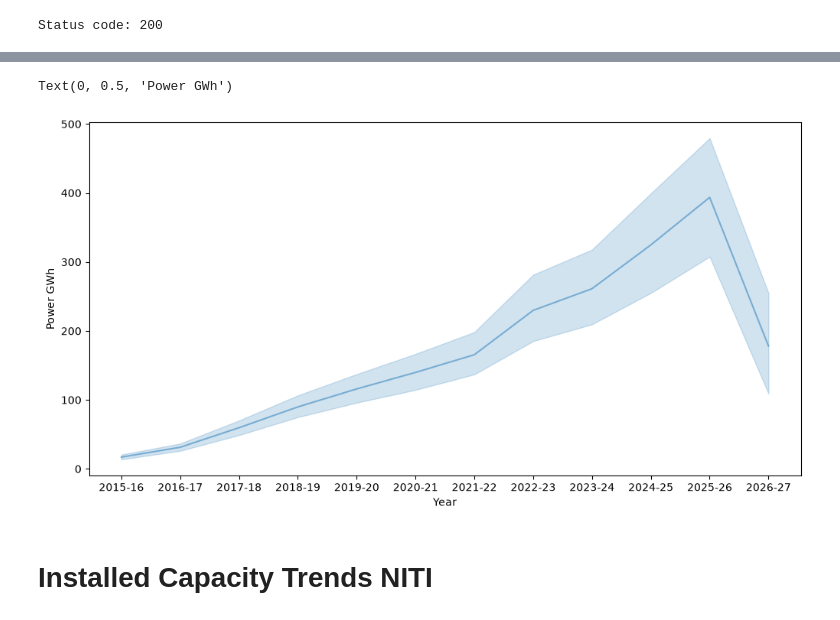
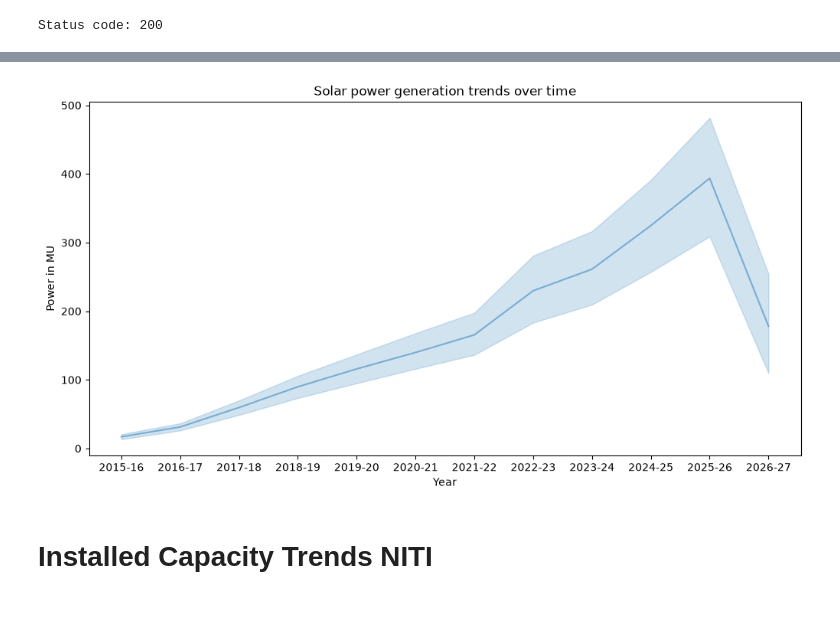
Before and after one commit to marvinminhaz/Solar-Curtailment-Project, a Jupyter notebook: notebooks/data-preparation.ipynb, the cells around one changed output, grey strips where cells are left out. Drawn from its saved outputs; the diff is of its cells as text; code cells hidden in the pictures.

```diff
--- a/notebooks/data-preparation.ipynb
+++ b/notebooks/data-preparation.ipynb
@@ -66,11 +45,12 @@ None
 # %%
 plt.figure(figsize=(12,6))
 sns.lineplot(x=df['year'], y=df['generation'], alpha=0.5)
+plt.title('Solar power generation trends over time')
 plt.xlabel('Year')
-plt.ylabel('Power GWh')
+plt.ylabel('Power in MU')
+plt.show()
 # %% [output]
-Text(0, 0.5, 'Power GWh')
-[figure, old version]
+[figure, new version]
 # %% [markdown]
 # Installed Capacity Trends NITI
 # %%
```
Also changed, not shown: parts of 6 cells of this notebook.
